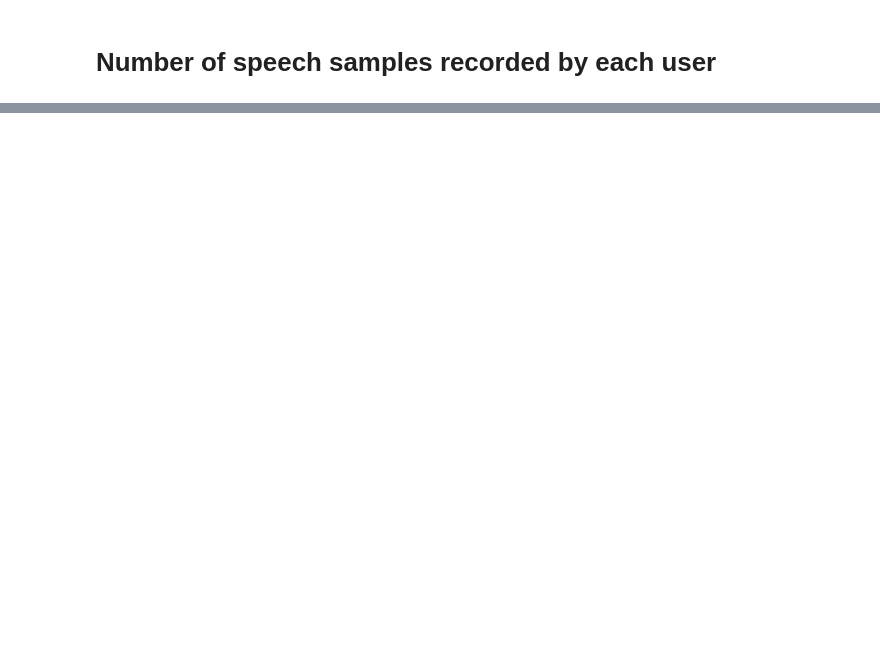
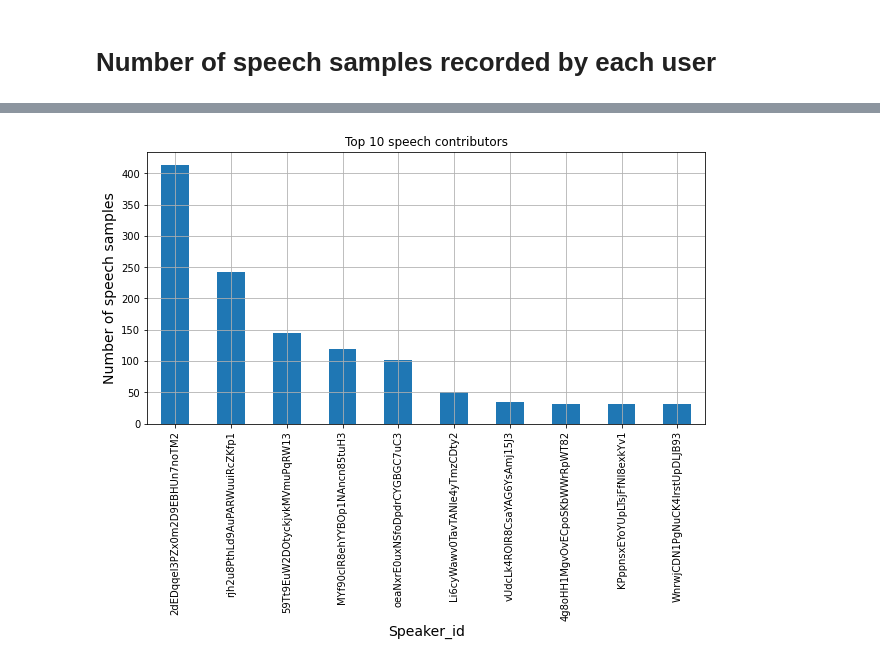
Before and after one commit to kavyamanohar/msc-reviewed-speech, a Jupyter notebook: analysis/EDA.ipynb, the cells around one changed output, grey strips where cells are left out. Drawn from its saved outputs; the diff is of its cells as text; code cells hidden in the pictures; blank space fills up the shorter version.

```diff
--- a/analysis/EDA.ipynb
+++ b/analysis/EDA.ipynb
@@ -110,3 +138,12 @@ df.speaker_id.value_counts()[:10].plot(kind='bar')
+# %%
+fig = plt.figure(figsize=[10,5])
+df.speaker_id.value_counts()[:10].plot(kind='bar')
+plt.xlabel("Speaker_id", fontsize=14)
+plt.ylabel("Number of speech samples", fontsize=14)
+plt.title("Top 10 speech contributors")
+plt.grid()
+# %% [output]
+[figure, added]
 # %%
 %%time
 sum = 0
```
Also changed, not shown: parts of 18 cells of this notebook, 1 other file.
